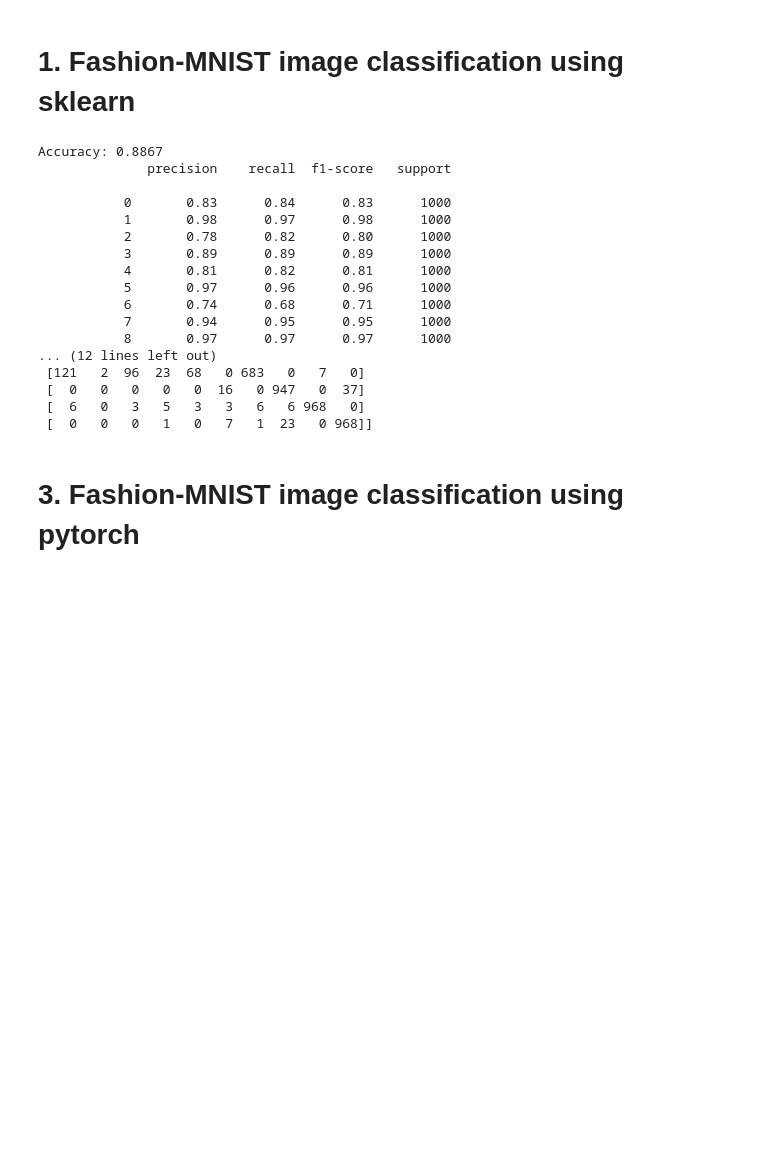
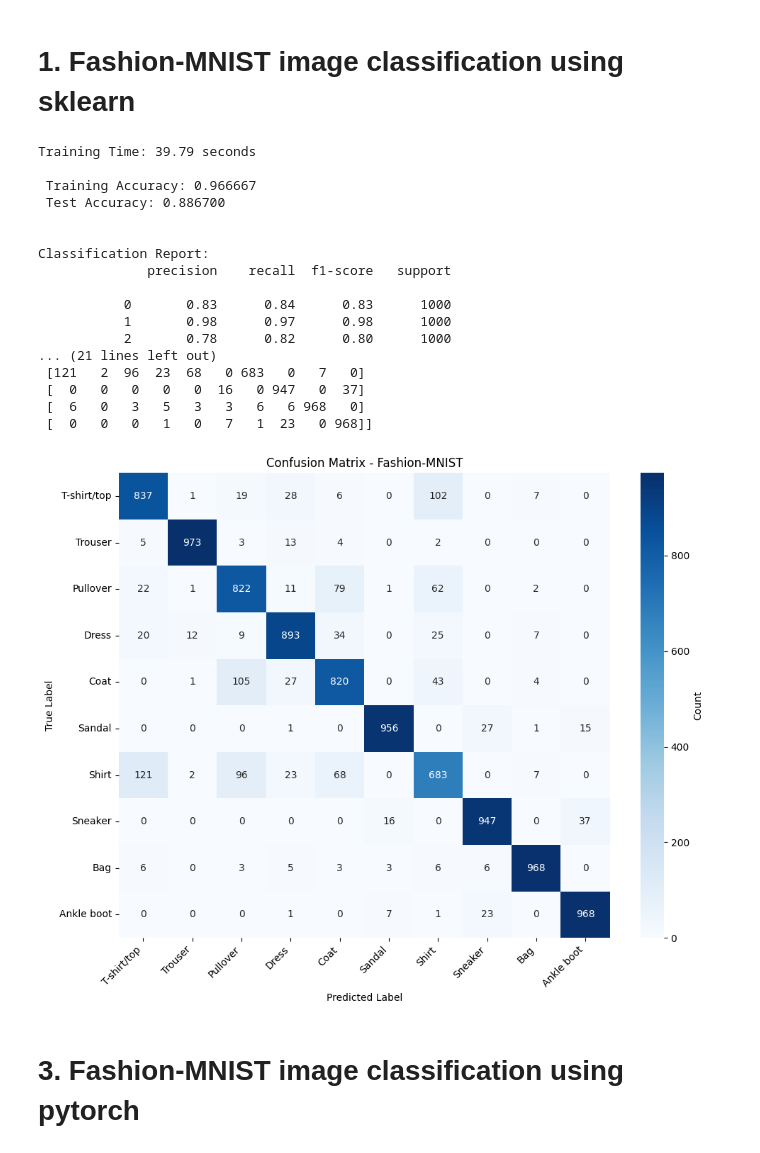
Before and after one commit to brodyanderson/math-6880-Project3, a Jupyter notebook: project3.ipynb, the cells around one changed output. Cells and saved outputs as stored; diff of their text form; code cells hidden in the pictures; blank space fills up the shorter version.

```diff
--- a/project3.ipynb
+++ b/project3.ipynb
@@ -26,32 +26,74 @@ from sklearn.metrics import accuracy_score, classification_report, confusion_mat
 # your code here
 # %%
 # Simple Model
+import time
+
 mlp = MLPClassifier(hidden_layer_sizes=(100,), max_iter=20, random_state=1)
 mlp.fit(X_train, y_train)
 
+start_time = time.time()
+mlp.fit(X_train, y_train)
+training_time = time.time() - start_time
+
 y_pred = mlp.predict(X_test)
 
-print("Accuracy:", accuracy_score(y_test, y_pred))
+
+print(f"Training Time: {training_time:.2f} seconds")
+print()
+
+print(f" Training Accuracy: {accuracy_score(y_train, mlp.predict(X_train)):4f}")
+print()
+
+print(f" Test Accuracy: {accuracy_score(y_test, y_pred):4f}")
+print()
+
+print("\nClassification Report:")
 print(classification_report(y_test, y_pred))
+print()
+
+print("Confusion Matrix:")
 print(confusion_matrix(y_test, y_pred))
 # %% [output]
-Accuracy: 0.8867
+Training Time: 39.79 seconds
+
+ Training Accuracy: 0.966667
+ Test Accuracy: 0.886700
+
+
+Classification Report:
               precision    recall  f1-score   support
 
            0       0.83      0.84      0.83      1000
            1       0.98      0.97      0.98      1000
            2       0.78      0.82      0.80      1000
-           3       0.89      0.89      0.89      1000
-           4       0.81      0.82      0.81      1000
-           5       0.97      0.96      0.96      1000
-           6       0.74      0.68      0.71      1000
-           7       0.94      0.95      0.95      1000
-           8       0.97      0.97      0.97      1000
-... (12 lines left out)
+... (21 lines left out)
  [121   2  96  23  68   0 683   0   7   0]
  [  0   0   0   0   0  16   0 947   0  37]
  [  6   0   3   5   3   3   6   6 968   0]
  [  0   0   0   1   0   7   1  23   0 968]]
+# %%
+import matplotlib.pyplot as plt
+import seaborn as sns
+
+class_names = ['T-shirt/top', 'Trouser', 'Pullover', 'Dress', 'Coat',
+               'Sandal', 'Shirt', 'Sneaker', 'Bag', 'Ankle boot']
+
+conf_matrix = confusion_matrix(y_test, y_pred)
+
+plt.figure(figsize=(10, 8))
+sns.heatmap(conf_matrix, annot=True, fmt='d', cmap='Blues',
+            xticklabels=class_names,
+            yticklabels=class_names,
+            cbar_kws={'label': 'Count'})
+plt.xlabel('Predicted Label')
+plt.ylabel('True Label')
+plt.title('Confusion Matrix - Fashion-MNIST')
+plt.xticks(rotation=45, ha='right')
+plt.yticks(rotation=0)
+plt.tight_layout()
+plt.show()
+# %% [output]
+[figure, added]
 # %% [markdown]
 # 3. Fashion-MNIST image classification  using pytorch
 # %%
```
